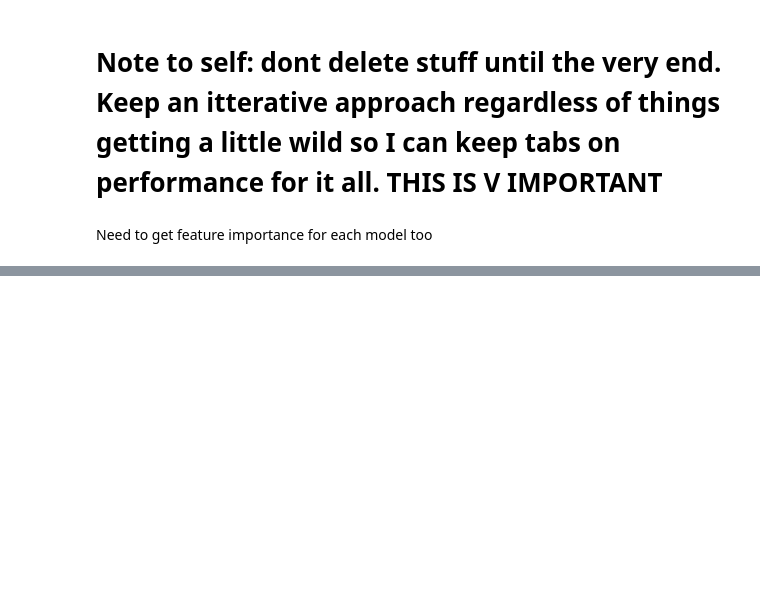
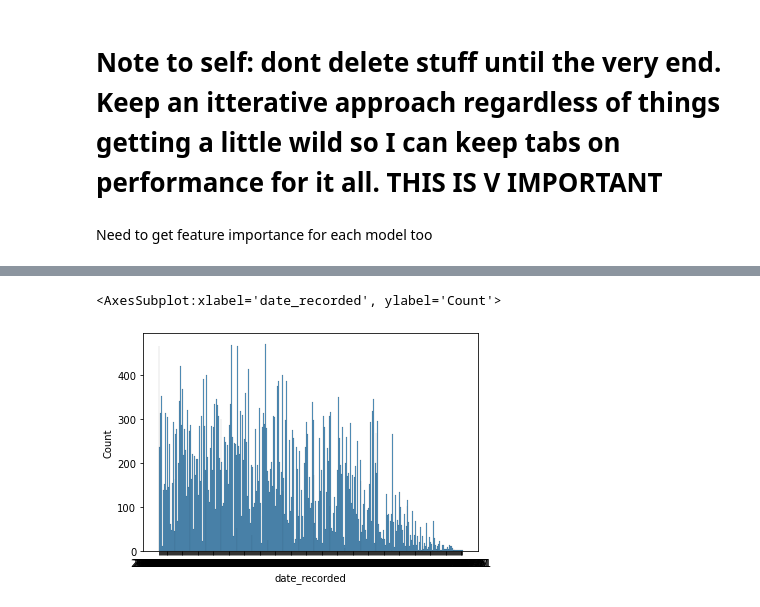
Before and after one commit to mduncan23/Tanzanian-Water-Wells-Analysis, a Jupyter notebook: Water_well_project.ipynb, the cells around one changed output, grey strips where cells are left out. Saved outputs shown, nothing was run; the diff lists cells and outputs as text; code cells hidden in the pictures; blank space fills up the shorter version.

```diff
--- a/Water_well_project.ipynb
+++ b/Water_well_project.ipynb
@@ -681,0 +700,5 @@ Need to get feature importance for each model too
+# %%
+sns.histplot(lazy_cats['date_recorded'])
+# %% [output]
+<AxesSubplot:xlabel='date_recorded', ylabel='Count'>
+[figure, added]
```
Also changed, not shown: parts of 21 cells of this notebook.
